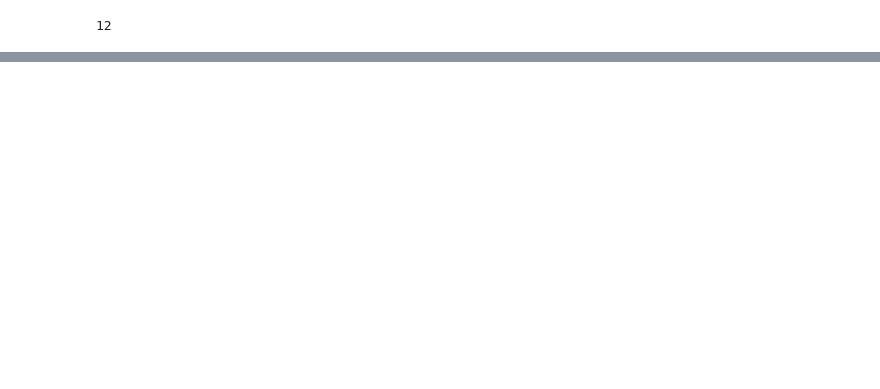
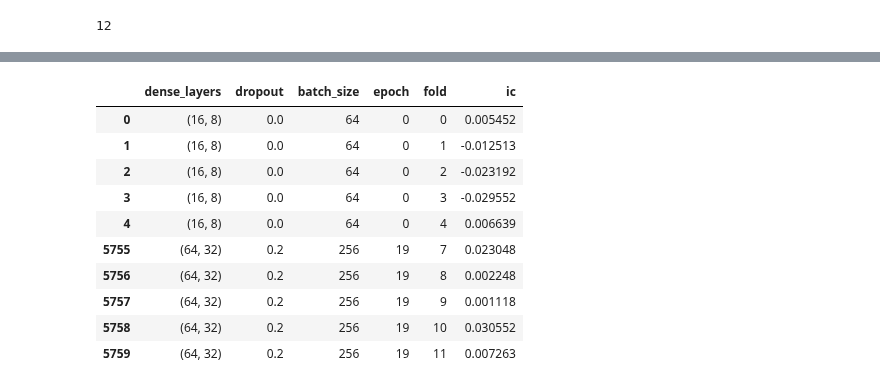
Before and after one commit to OliverJoo/quant_modeling, a Jupyter notebook: MDLing/DL_OptimizingNNArchitecture4Trading.ipynb, the cells around one changed output, grey strips where cells are left out. Cells and saved outputs as stored; diff of their text form; code cells hidden in the pictures; blank space fills up the shorter version.

```diff
--- a/MDLing/DL_OptimizingNNArchitecture4Trading.ipynb
+++ b/MDLing/DL_OptimizingNNArchitecture4Trading.ipynb
@@ -261,2 +356,16 @@ ic_long.info()
+# %%
+pd.concat([ic_long.head(), ic_long.tail()])
+# %% [output]
+|  | dense_layers | dropout | batch_size | epoch | fold | ic |
+| 0 | (16, 8) | 0.0 | 64 | 0 | 0 | 0.005452 |
+| 1 | (16, 8) | 0.0 | 64 | 0 | 1 | -0.012513 |
+| 2 | (16, 8) | 0.0 | 64 | 0 | 2 | -0.023192 |
+| 3 | (16, 8) | 0.0 | 64 | 0 | 3 | -0.029552 |
+| 4 | (16, 8) | 0.0 | 64 | 0 | 4 | 0.006639 |
+| 5755 | (64, 32) | 0.2 | 256 | 19 | 7 | 0.023048 |
+| 5756 | (64, 32) | 0.2 | 256 | 19 | 8 | 0.002248 |
+| 5757 | (64, 32) | 0.2 | 256 | 19 | 9 | 0.001118 |
+| 5758 | (64, 32) | 0.2 | 256 | 19 | 10 | 0.030552 |
+| 5759 | (64, 32) | 0.2 | 256 | 19 | 11 | 0.007263 |
 # %%
 ic_long = ic_long.groupby(params+ ['epoch', 'fold']).ic.mean().to_frame('ic').reset_index()
```
Also changed, not shown: parts of 14 cells of this notebook.
